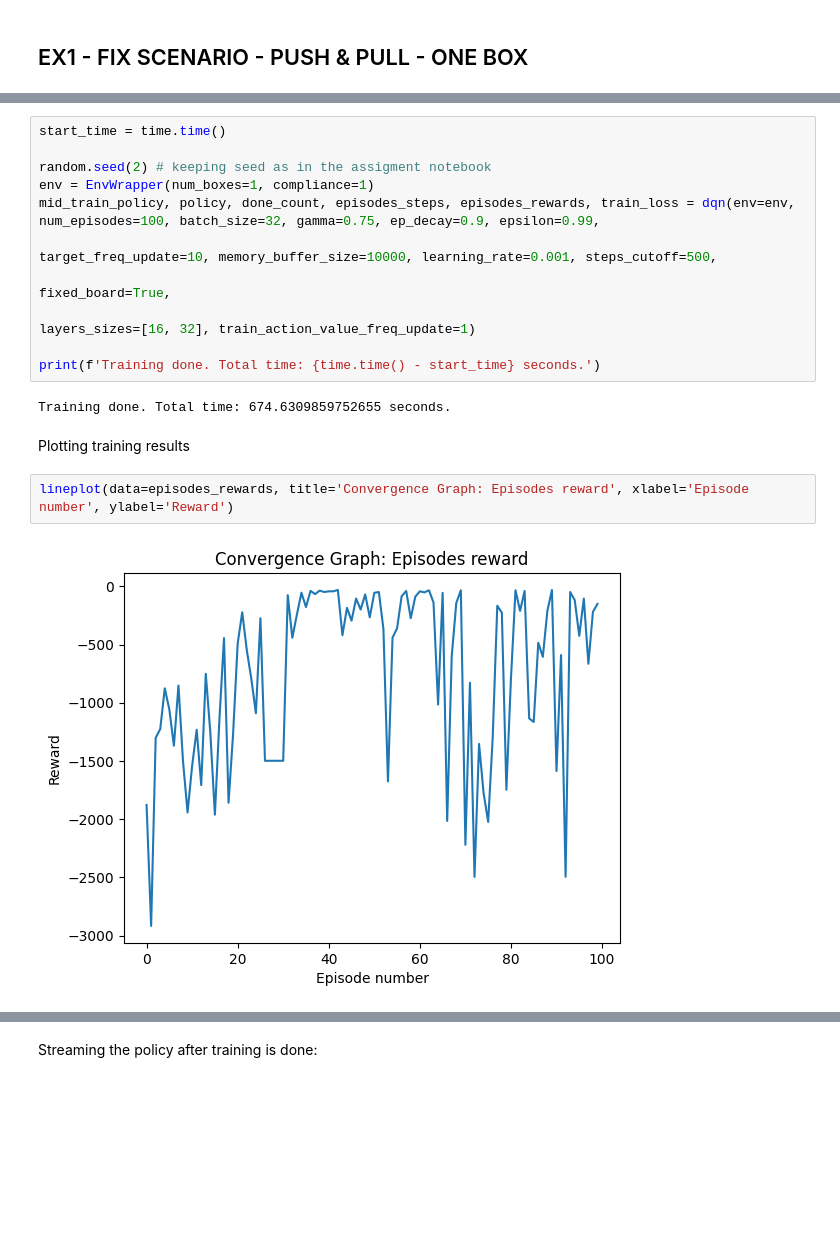
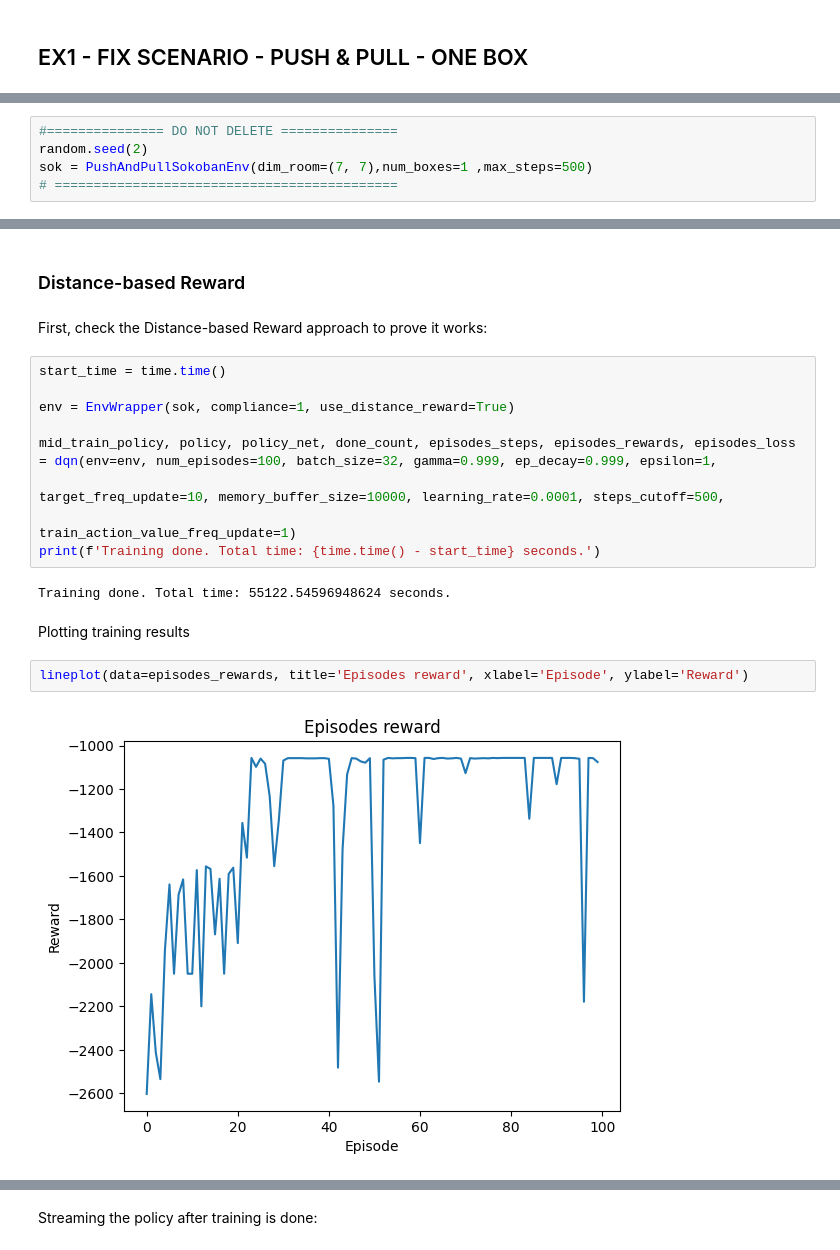
Before and after one commit to mhornstein/RL-Sokoban, a Jupyter notebook: notebook/Final_Project_sokoban.ipynb, the cells around one changed output, grey strips where cells are left out. Cells and saved outputs as stored; diff of their text form; blank space fills up the shorter version.

Commit message:
Updates reward to configured as default or distance-based + save more training info

```diff
--- a/notebook/Final_Project_sokoban.ipynb
+++ b/notebook/Final_Project_sokoban.ipynb
@@ -406,2 +440,7 @@ All experiments and results are located in the part 1 directory of the git repos
 
 Instructions for running the experiments are provided in the README file.
+# %%
+#=============== DO NOT DELETE ===============
+random.seed(2)
+sok = PushAndPullSokobanEnv(dim_room=(7, 7),num_boxes=1 ,max_steps=500)
+# ============================================
@@ -408,20 +452,22 @@ Instructions for running the experiments are provided in the README file.
+# %% [markdown]
+### Distance-based Reward
+# %% [markdown]
+First, check the Distance-based Reward approach to prove it works:
 # %%
 start_time = time.time()
 
-random.seed(2) # keeping seed as in the assigment notebook
-env = EnvWrapper(num_boxes=1, compliance=1)
-mid_train_policy, policy, done_count, episodes_steps, episodes_rewards, train_loss = dqn(env=env, num_episodes=100, batch_size=32, gamma=0.75, ep_decay=0.9, epsilon=0.99,
-                                                                                        target_freq_update=10, memory_buffer_size=10000, learning_rate=0.001, steps_cutoff=500,
-                                                                                        fixed_board=True,
-                                                                                        layers_sizes=[16, 32], train_action_value_freq_update=1)
+env = EnvWrapper(sok, compliance=1, use_distance_reward=True)
 
+mid_train_policy, policy, policy_net, done_count, episodes_steps, episodes_rewards, episodes_loss = dqn(env=env, num_episodes=100, batch_size=32, gamma=0.999, ep_decay=0.999, epsilon=1,
+                                                                                                        target_freq_update=10, memory_buffer_size=10000, learning_rate=0.0001, steps_cutoff=500,
+                                                                                                        train_action_value_freq_update=1)
 print(f'Training done. Total time: {time.time() - start_time} seconds.')
 # %% [output]
-Training done. Total time: 674.6309859752655 seconds.
+Training done. Total time: 55122.54596948624 seconds.
 # %% [markdown]
 Plotting training results
 # %%
-lineplot(data=episodes_rewards, title='Convergence Graph: Episodes reward', xlabel='Episode number', ylabel='Reward')
+lineplot(data=episodes_rewards, title='Episodes reward', xlabel='Episode', ylabel='Reward')
 # %% [output]
-[figure, old version]
+[figure, new version]
 # %%
```
Also changed, not shown: parts of 47 cells of this notebook, 2 other files.
